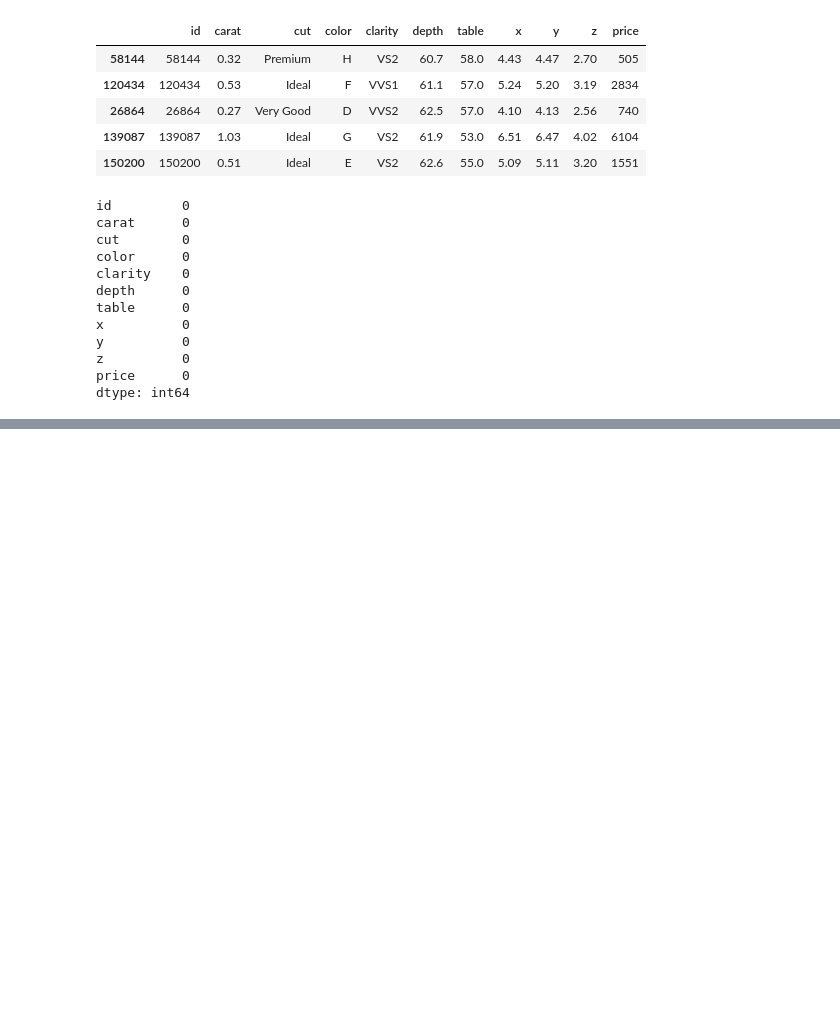
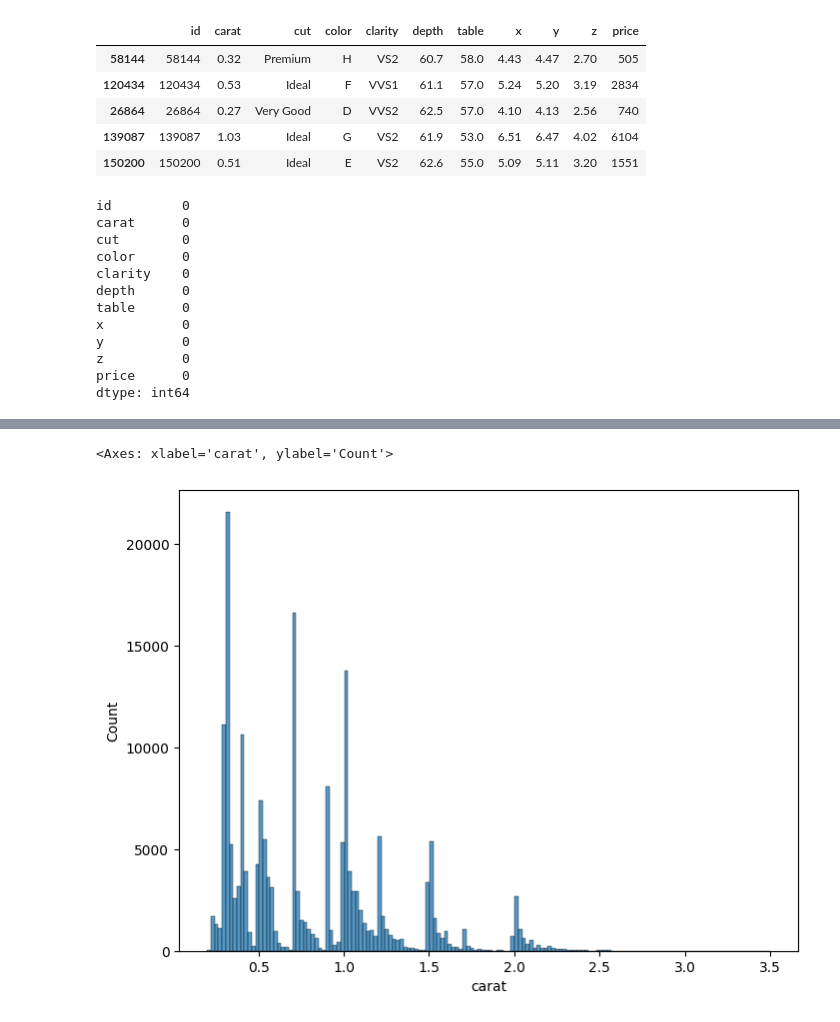
Before and after one commit to Ashishdas31/MLproject_regression, a Jupyter notebook: notebooks/research.ipynb, the cells around one changed output, grey strips where cells are left out. Drawn from its saved outputs; the diff is of its cells as text; code cells hidden in the pictures; blank space fills up the shorter version.

```diff
--- a/notebooks/research.ipynb
+++ b/notebooks/research.ipynb
@@ -64,0 +207,7 @@ data.drop(labels="id",axis=1)
+# %%
+plt.figure(figsize=(8,6))
+
+sns.histplot(data[numerical_data]["carat"])
+# %% [output]
+<Axes: xlabel='carat', ylabel='Count'>
+[figure, added]
```
Also changed, not shown: parts of 31 cells of this notebook, 1 other file.
